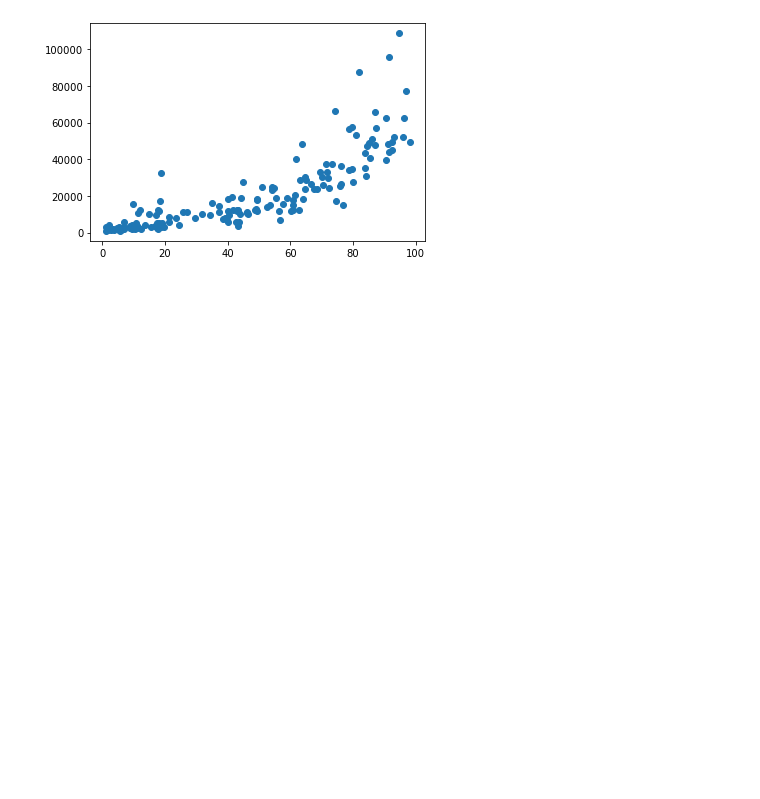
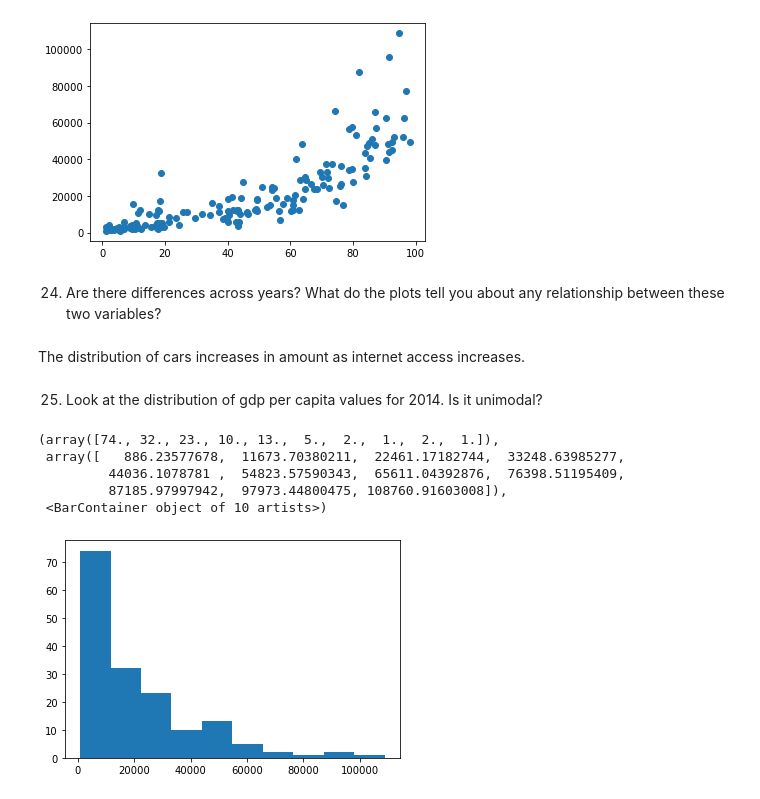
Before and after one commit to NSS-Data-Analytics-Cohort-7/gdp-and-internet-usage-Tara-Nicole-Data, a Jupyter notebook: Notebook/SUCCESS.ipynb, the cells around one changed output. Saved outputs shown, nothing was run; the diff lists cells and outputs as text; code cells hidden in the pictures; blank space fills up the shorter version.

```diff
--- a/Notebook/SUCCESS.ipynb
+++ b/Notebook/SUCCESS.ipynb
@@ -388,3 +388,18 @@ plt.scatter(gdp_and_internet_use_2014.Internet_Users_Pct, gdp_and_internet_use_2
 # %% [output]
 <matplotlib.collections.PathCollection at 0x...>
 [figure]
+# %% [markdown]
+24. Are there differences across years? What do the plots tell you about any relationship between these two variables?
+# %% [markdown]
+The distribution of cars increases in amount as internet access increases.
+# %% [markdown]
+25. Look at the distribution of gdp per capita values for 2014. Is it unimodal?
+# %%
+plt.hist(gdp_and_internet_use_2014.GDP_Per_Capita)
+# %% [output]
+(array([74., 32., 23., 10., 13.,  5.,  2.,  1.,  2.,  1.]),
+ array([   886.23577678,  11673.70380211,  22461.17182744,  33248.63985277,
+         44036.1078781 ,  54823.57590343,  65611.04392876,  76398.51195409,
+         87185.97997942,  97973.44800475, 108760.91603008]),
+ <BarContainer object of 10 artists>)
+[figure, added]
```
Also changed, not shown: parts of 6 cells of this notebook.
